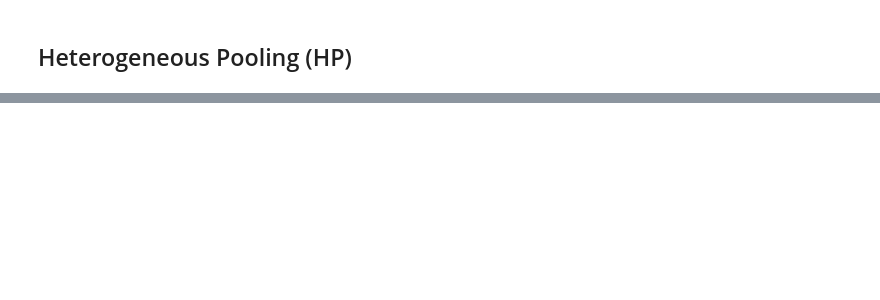
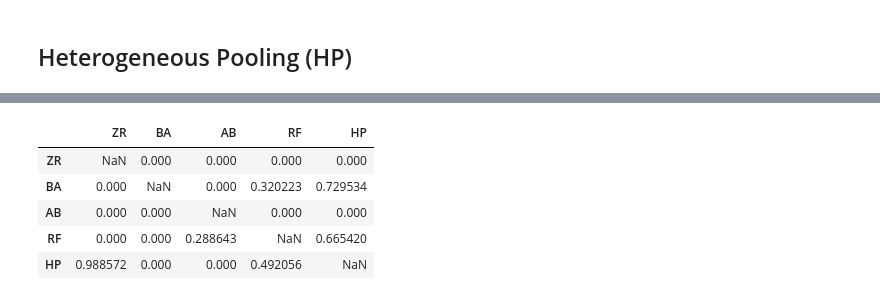
Before and after one commit to kampuzzle/IA-T1, a Jupyter notebook: PaulaBremenkampT1AI.ipynb, the cells around one changed output, grey strips where cells are left out. Saved outputs shown, nothing was run; the diff lists cells and outputs as text; code cells hidden in the pictures; blank space fills up the shorter version.

```diff
--- a/PaulaBremenkampT1AI.ipynb
+++ b/PaulaBremenkampT1AI.ipynb
@@ -270,0 +266,44 @@ tabela
+# %%
+
+# Realizar os testes de hipótese
+t_pvalues = []
+wilcoxon_pvalues = []
+
+for i in range(len(modelos)):
+    for j in range(i+1, len(modelos)):
+        t_result = stats.ttest_rel(scores[i], scores[j])
+        t_pvalues.append(t_result.pvalue)
+
+        wilcoxon_result = stats.wilcoxon(scores[i], scores[j])
+        wilcoxon_pvalues.append(wilcoxon_result.pvalue)
+
+# Criar a tabela pareada
+tabela_pareada = pd.DataFrame(index=modelos, columns=modelos)
+
+# Preencher a matriz triangular superior com os resultados do teste t pareado
+for i in range(len(modelos)):
+    for j in range(i+1, len(modelos)):
+        if t_pvalues[0] < 0.05:
+            tabela_pareada.iloc[i, j] = f'{t_pvalues[0]:.3f}'
+        else:
+            tabela_pareada.iloc[i, j] = f'{t_pvalues[0]:.6f}'
+        t_pvalues.pop(0)
+
+# Preencher a matriz triangular inferior com os resultados do teste de Wilcoxon
+for i in range(len(modelos)):
+    for j in range(i):
+        if wilcoxon_pvalues[0] < 0.05:
+            tabela_pareada.iloc[i, j] = f'{wilcoxon_pvalues[0]:.3f}'
+        else:
+            tabela_pareada.iloc[i, j] = f'{wilcoxon_pvalues[0]:.6f}'
+        wilcoxon_pvalues.pop(0)
+
+# Exibir a tabela pareada
+tabela_pareada
+# %% [output]
+|  | ZR | BA | AB | RF | HP |
+| ZR | NaN | 0.000 | 0.000 | 0.000 | 0.000 |
+| BA | 0.000 | NaN | 0.000 | 0.320223 | 0.729534 |
+| AB | 0.000 | 0.000 | NaN | 0.000 | 0.000 |
+| RF | 0.000 | 0.000 | 0.288643 | NaN | 0.665420 |
+| HP | 0.988572 | 0.000 | 0.000 | 0.492056 | NaN |
```
Also changed, not shown: parts of 23 cells of this notebook.
